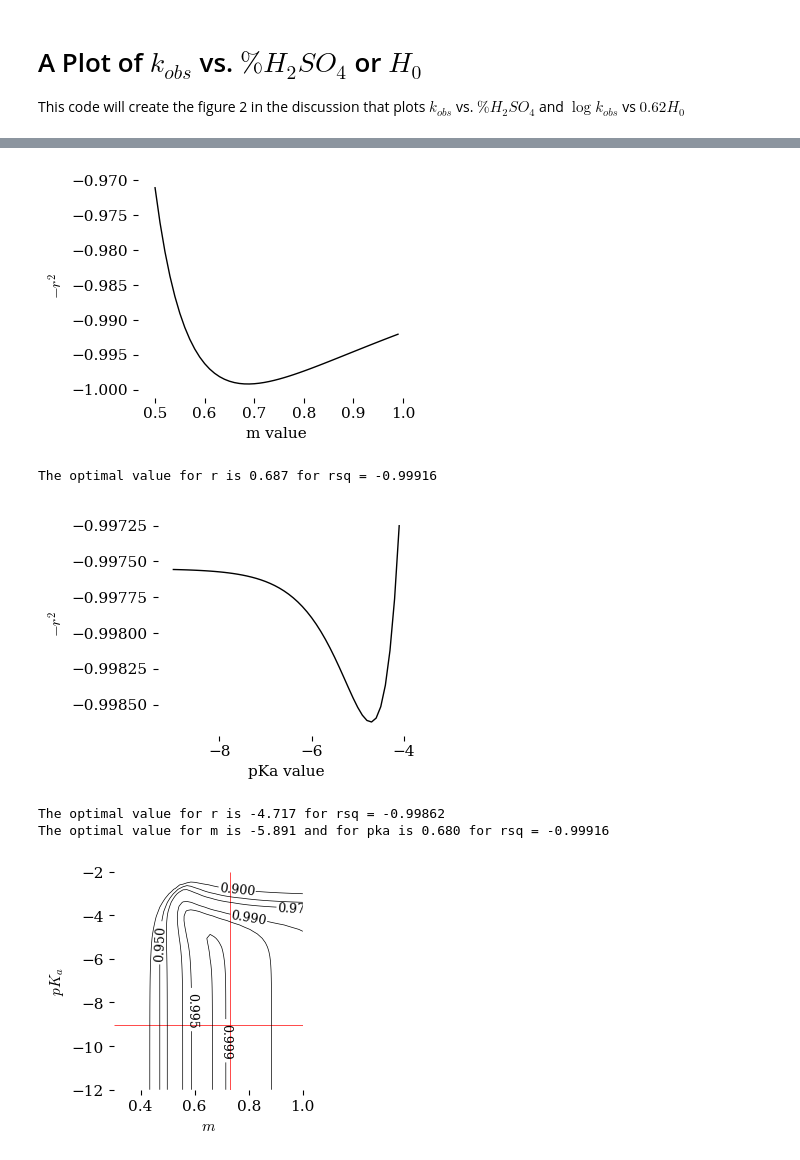
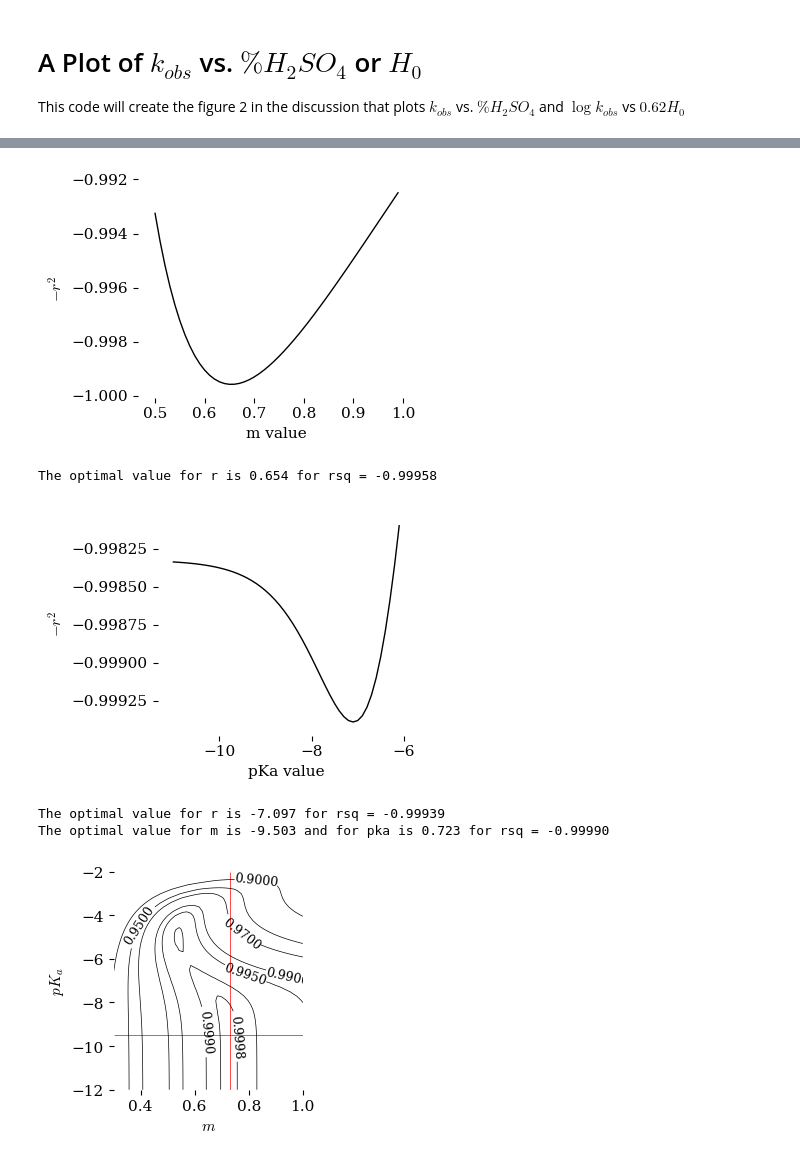
Before and after one commit to blinkletter/4410PythonNotebooks, a Jupyter notebook: Class_30/Yates-Fig4-rate_vs_aH2O.ipynb, the cells around one changed output, grey strips where cells are left out. Cells and saved outputs as stored; diff of their text form; code cells hidden in the pictures.

```diff
--- a/Class_30/Yates-Fig4-rate_vs_aH2O.ipynb
+++ b/Class_30/Yates-Fig4-rate_vs_aH2O.ipynb
@@ -65,7 +65,7 @@ df = pd.read_csv(Filename,
 #display(df)
 
 df1 = (df.loc[df['Ester'] == 'MeOAc'])   ### Select only the MeOAc data
-df1 = (df.loc[0:7])   ### Select only the MeOAc data
+#df1 = (df1.loc[0:7])   ### Select only the given lines
 
 ##############################################################
 ### Perform calculations
@@ -102,7 +102,9 @@ gramsH2O = volume * density * PercentH2O/100
 molesH2O = gramsH2O / molwtH2O    # per liter
 
 df1["Molar_H2O"] = molesH2O
-df1["Molar_aH2O"] = df1["aH2O"]/(1-df1["X_H2SO4"])*df1["Molar_H2O"]
+X_H2O = 1-df1["X_H2SO4"]          # mole fraction H2O in H2SO4
+gamma_H2O = df1["aH2O"]/(X_H2O)   # activity coefficient for H2O in H2SO4
+df1["Molar_aH2O"] = gamma_H2O * df1["Molar_H2O"]
 
 display(df1)
 # %% [output]
@@ -332,7 +339,7 @@ ax.set(ylabel=r"$-r^2$",
        xlabel=r"pKa value")
 
 rsq_range=[]
-r_range = np.arange(-9,-4.0,0.1)
+r_range = np.arange(-11,-6.0,0.1)
 for r in r_range:
     rsq = RSQ_function2(r)
     rsq_range.append(rsq)
@@ -378,7 +385,7 @@ def RSQ_function3(params):    # returns the RSQ for linefits using the given Yuk
 ### optimize the param list to obtain the minimum result of the function.
 ################################################################################
 
-r_opt = minimize(RSQ_function3, [0.5,-5])
+r_opt = minimize(RSQ_function3, [0.62,-7.2])
 #print(r_opt)
 r_minus, r_plus = r_opt['x']
 print(f"The optimal value for m is {r_plus:0.3f} and for pka is {r_minus:0.3f} for rsq = {r_opt['fun']:0.5f}")
@@ -426,45 +433,45 @@ l3 = np.matrix(l1)
 X, Y = np.meshgrid(mlist, pKalist)
 #levels = [0.95,0.96,0.97, 0.98, 0.99, 0.995, 0.999, 0.9998]
 #levels = [0.90,0.95,0.97, 0.98, 0.995, 0.999, 0.9998]
-levels = [0.90,0.95,0.97, 0.99, 0.995, 0.999]
+levels = [0.90,0.95,0.97, 0.99, 0.995, 0.999, 0.9998]
 
 ### plot lines along the x and y axes
 ax.hlines(0,-1,1, color = "lightgray", zorder = 1, linewidths=0.5)
 ax.vlines(0,-1,1, color = "lightgray", zorder = 1, linewidths=0.5)
 
 ### Plot the contour lines as thick white lines
 #ax.contour(X, Y, -l3, levels, colors = "white", linewidths=3, zorder = 2)
 
 ### Create contour plot as 'CS' and then plot 'CS' with lables
 CS = ax.contour(X, Y, -l3, levels, colors = "black", linewidths=0.5, zorder = 2)
 ax.clabel(CS, inline=True, fontsize=9)
 
 ### Plot the true minimum value as a point
 #ax.plot(r_minus,r_plus,"o", color="white", markeredgecolor = "black", markeredgewidth = 0.5, markersize = 3)
 #ax.plot(pKa,m,"o", color="black", markersize = 2)
 
-ax.hlines(-9.05,0.3,1, color ="red", linewidths =0.5, zorder=0)
+ax.hlines(-9.5,0.3,1, color ="red", linewidths =0.5, zorder=0)
 ax.vlines(0.73,-12,-2, color ="red", linewidths =0.5, zorder=0)
 
 
 ################################################################################
 ### Output the plot to a pdf file and show it in this notebook.
 ################################################################################
 
 
 fig.savefig("plotIYK_Fig4_r+r-_opt.pdf")   # use this to save the figure in PDF format
 
 plt.show()
 
 #print(mlist)
 #print(pKalist)
 # %% [output]
-[figure, old version]
+[figure, new version]
-The optimal value for r is 0.687 for rsq = -0.99916
+The optimal value for r is 0.654 for rsq = -0.99958
-[figure, old version]
+[figure, new version]
-The optimal value for r is -4.717 for rsq = -0.99862
-The optimal value for m is -5.891 and for pka is 0.680 for rsq = -0.99916
+The optimal value for r is -7.097 for rsq = -0.99939
+The optimal value for m is -9.503 and for pka is 0.723 for rsq = -0.99990
-[figure, old version]
+[figure, new version]
 # %%
 ###################################################
 ### MAKE PLOT
```
Also changed, not shown: parts of 3 cells of this notebook, 5 other files.
